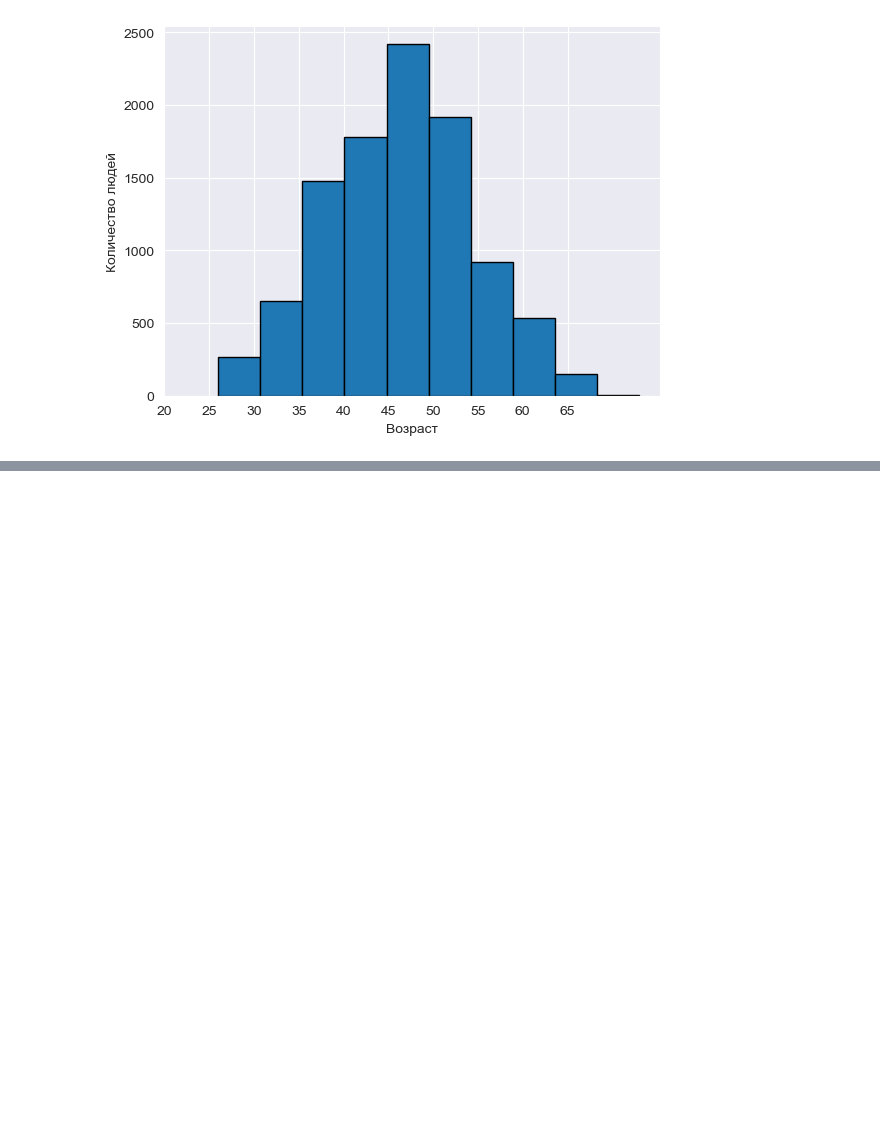
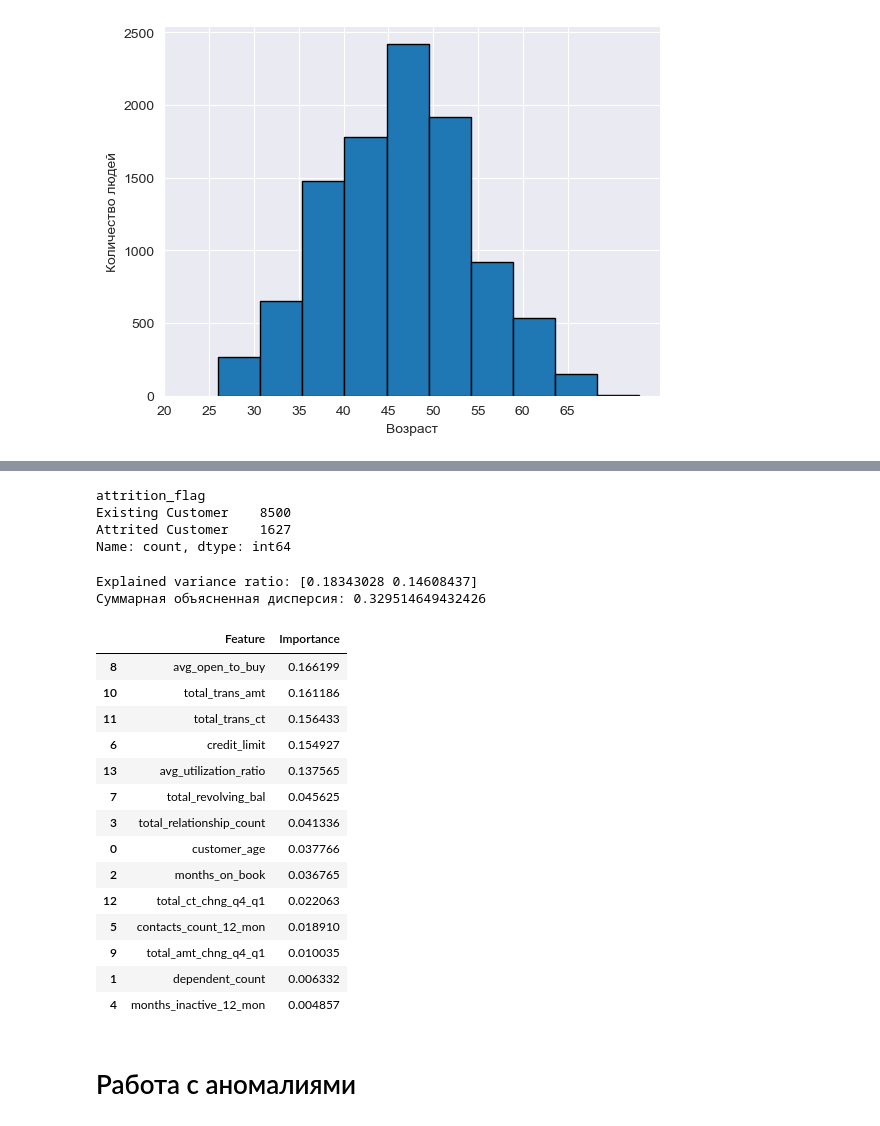
Before and after one commit to DanSikQ/Data_Analyst_Portfolio, a Jupyter notebook: projects/Bank_customers_analysis/new_test.ipynb, the cells around one changed output, grey strips where cells are left out. Saved outputs shown, nothing was run; the diff lists cells and outputs as text; code cells hidden in the pictures; blank space fills up the shorter version.

```diff
--- a/projects/Bank_customers_analysis/new_test.ipynb
+++ b/projects/Bank_customers_analysis/new_test.ipynb
@@ -164,0 +183,55 @@ plt.show()
+# %%
+credit['attrition_flag'].value_counts() # Целевая переменная
+# %% [output]
+attrition_flag
+Existing Customer    8500
+Attrited Customer    1627
+Name: count, dtype: int64
+# %%
+# PCA можем впринципе выкинуть пару фич
+from sklearn.preprocessing import StandardScaler
+from sklearn.decomposition import PCA
+import numpy as np
+
+credit_copy_2 = credit.copy()
+
+X = credit_copy_2.drop(columns = ['clientnum','attrition_flag']).select_dtypes(exclude = ['object'])
+feature_names = X.columns
+scaler = StandardScaler()
+X_scaled = scaler.fit_transform(X)
+
+pca = PCA(n_components=2)
+pca.fit(X_scaled)
+X_pca = pca.transform(X_scaled)
+
+feature_importances = np.sum(pca.components_**2, axis=0)
+#  Нормализуем, чтобы значимость была от 0 до 1
+feature_importances /= np.sum(feature_importances)
+
+importance_df = pd.DataFrame({'Feature': feature_names, 'Importance': feature_importances})
+importance_df = importance_df.sort_values('Importance', ascending=False)
+
+explained_variance_ratio = pca.explained_variance_ratio_
+print("Explained variance ratio:", explained_variance_ratio)
+print("Суммарная объясненная дисперсия:", np.sum(explained_variance_ratio))
+importance_df
+# %% [output]
+Explained variance ratio: [0.18343028 0.14608437]
+Суммарная объясненная дисперсия: 0.329514649432426
+|  | Feature | Importance |
+| 8 | avg_open_to_buy | 0.166199 |
+| 10 | total_trans_amt | 0.161186 |
+| 11 | total_trans_ct | 0.156433 |
+| 6 | credit_limit | 0.154927 |
+| 13 | avg_utilization_ratio | 0.137565 |
+| 7 | total_revolving_bal | 0.045625 |
+| 3 | total_relationship_count | 0.041336 |
+| 0 | customer_age | 0.037766 |
+| 2 | months_on_book | 0.036765 |
+| 12 | total_ct_chng_q4_q1 | 0.022063 |
+| 5 | contacts_count_12_mon | 0.018910 |
+| 9 | total_amt_chng_q4_q1 | 0.010035 |
+| 1 | dependent_count | 0.006332 |
+| 4 | months_inactive_12_mon | 0.004857 |
+# %% [markdown]
+# Работа с аномалиями
```
Also changed, not shown: parts of 3 cells of this notebook.
